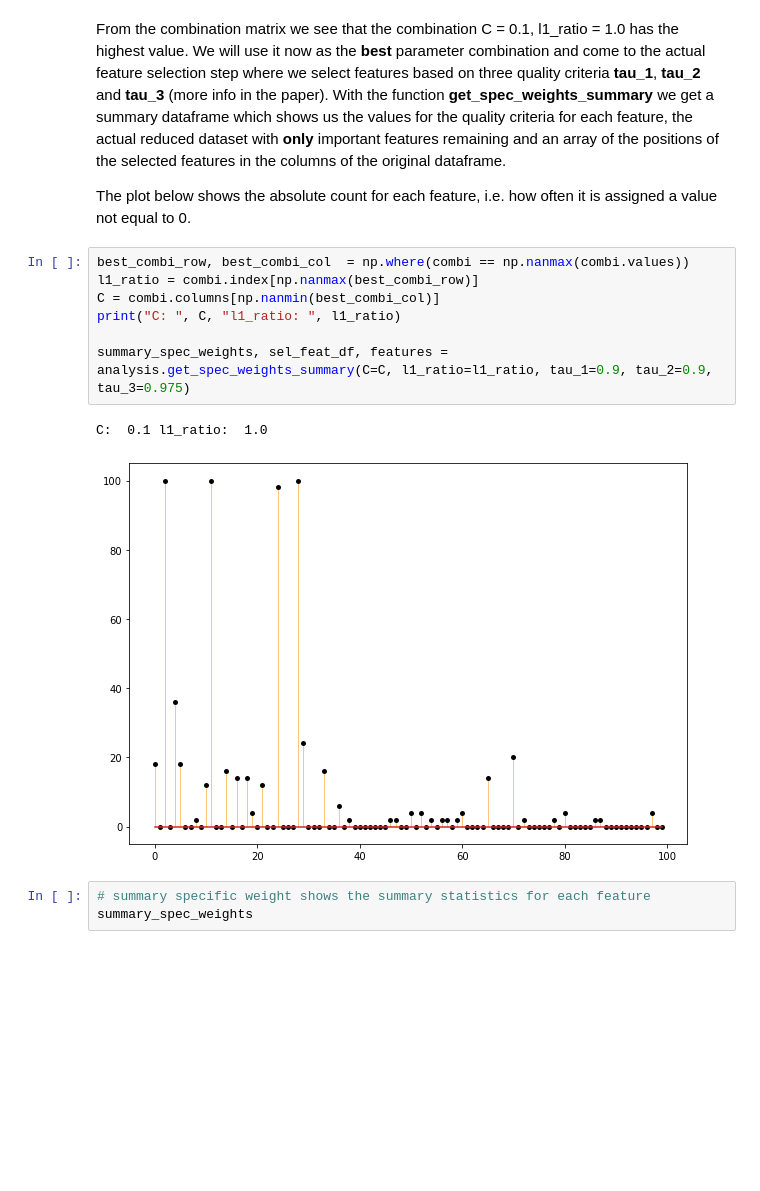
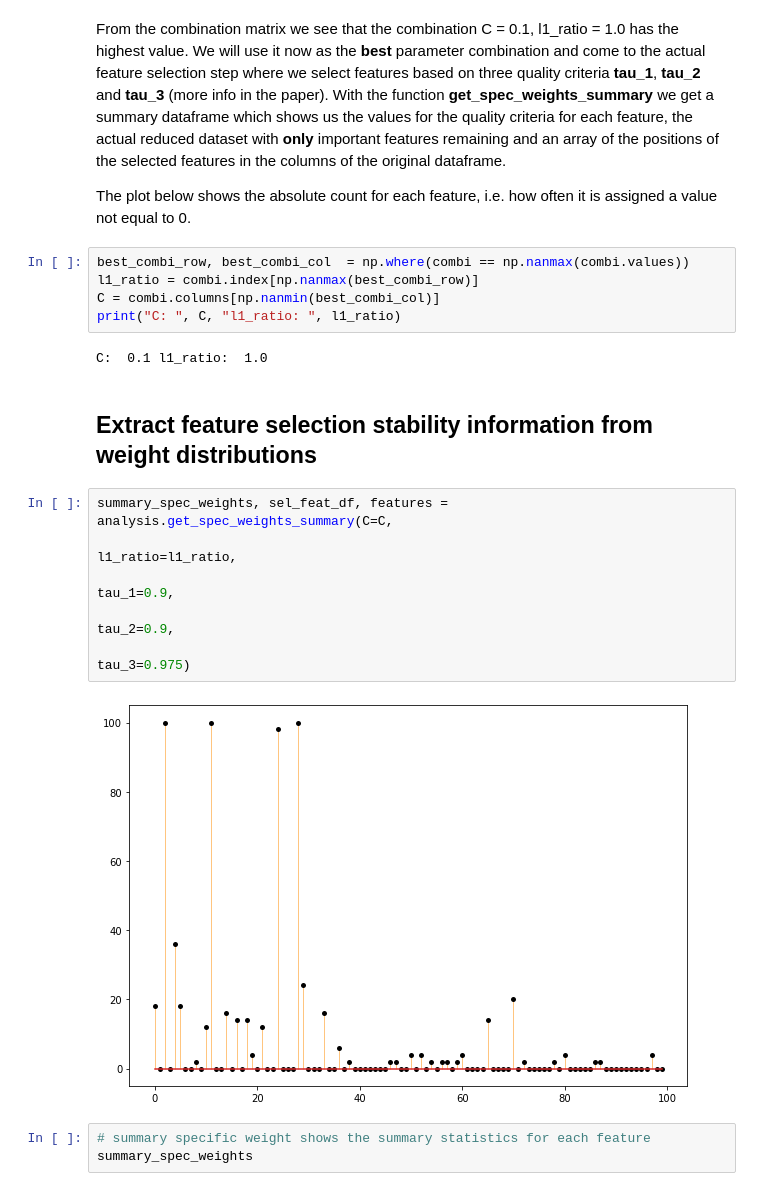
Before and after one commit to NMBU-Data-Science/RENT, a Jupyter notebook: src/RENT/Example.ipynb, the cells around one changed output. Saved outputs shown, nothing was run; the diff lists cells and outputs as text; blank space fills up the shorter version.

```diff
--- a/src/RENT/Example.ipynb
+++ b/src/RENT/Example.ipynb
@@ -153,11 +172,18 @@ best_combi_row, best_combi_col  = np.where(combi == np.nanmax(combi.values))
 l1_ratio = combi.index[np.nanmax(best_combi_row)]
 C = combi.columns[np.nanmin(best_combi_col)]
 print("C: ", C, "l1_ratio: ", l1_ratio)
-
-summary_spec_weights, sel_feat_df, features = analysis.get_spec_weights_summary(C=C, l1_ratio=l1_ratio, tau_1=0.9, tau_2=0.9, tau_3=0.975)
 # %% [output]
 C:  0.1 l1_ratio:  1.0
-[figure, removed]
+# %% [markdown]
+## Extract feature selection stability information from weight distributions
+# %%
+summary_spec_weights, sel_feat_df, features = analysis.get_spec_weights_summary(C=C,
+                                                                                l1_ratio=l1_ratio,
+                                                                                tau_1=0.9,
+                                                                                tau_2=0.9,
+                                                                                tau_3=0.975)
+# %% [output]
+[figure, added]
 # %%
 # summary specific weight shows the summary statistics for each feature
 summary_spec_weights
```
Also changed, not shown: parts of 16 cells of this notebook, 1 other file.
